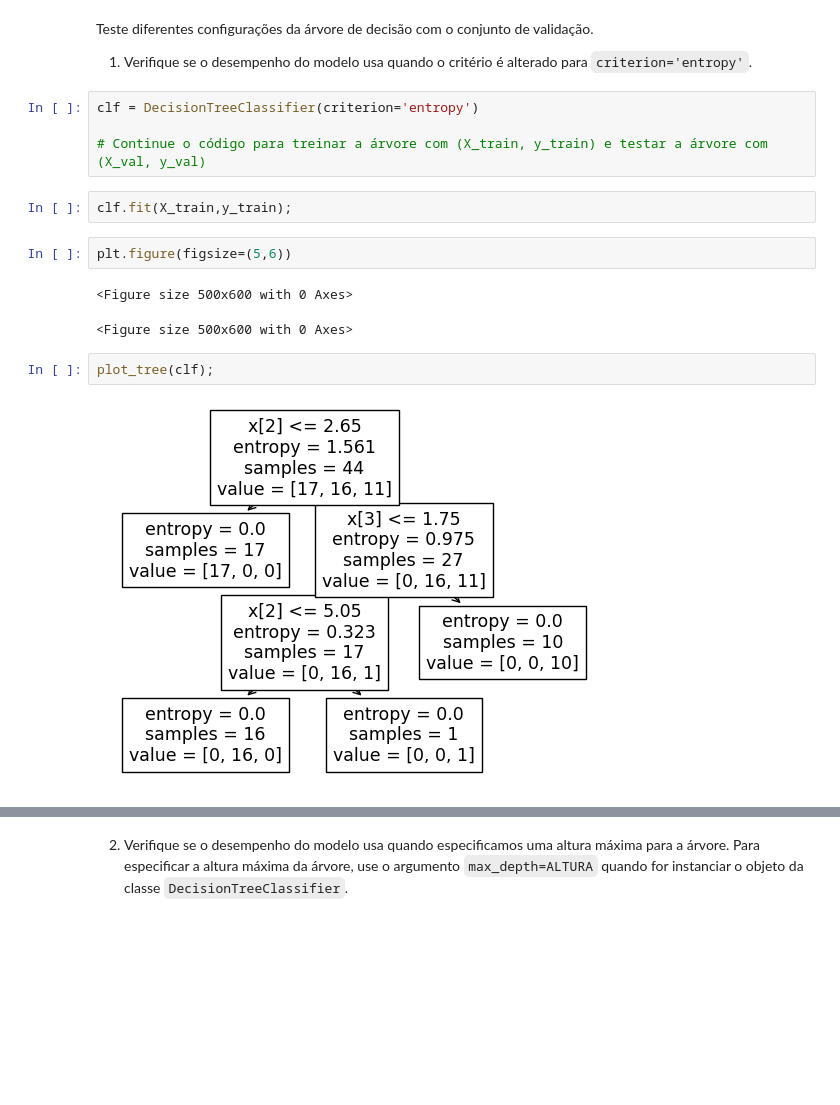
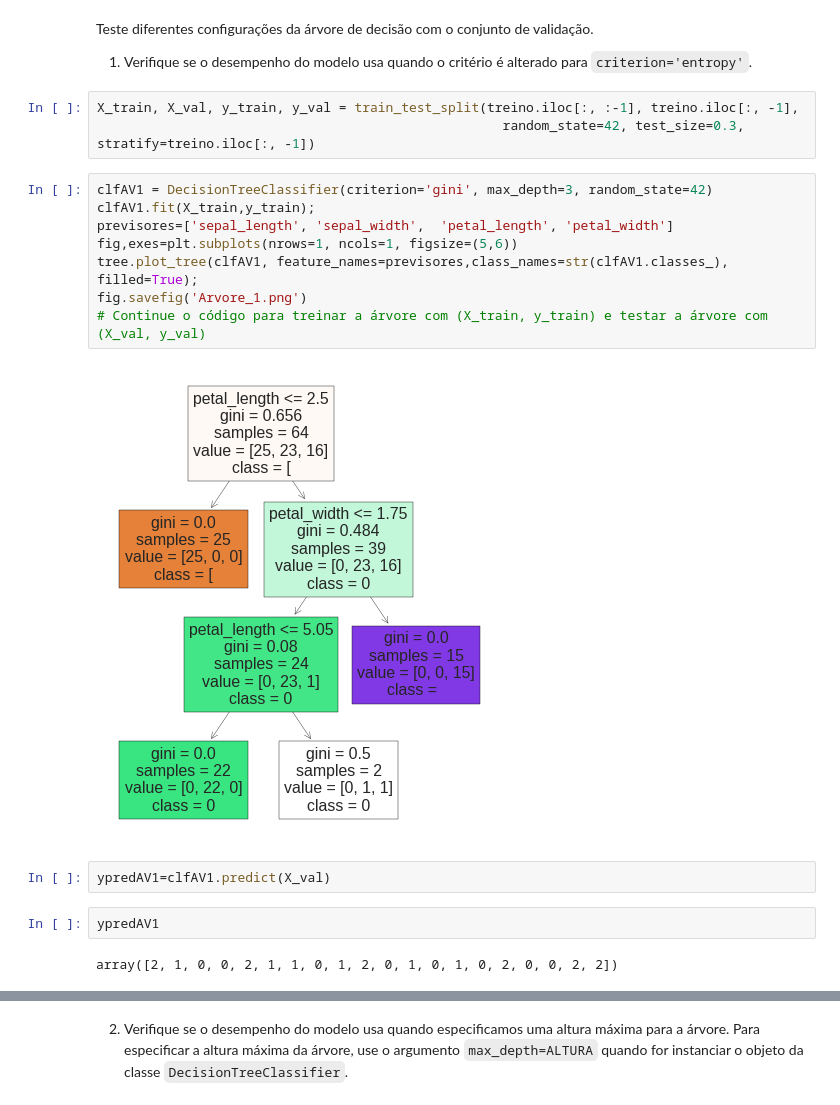
Before and after one commit to AnaCristina1972/projett, a Jupyter notebook: Atividade_1_Modelos_introdutórios.ipynb, the cells around one changed output, grey strips where cells are left out. Saved outputs shown, nothing was run; the diff lists cells and outputs as text; blank space fills up the shorter version.

```diff
--- a/Atividade_1_Modelos_introdutórios.ipynb
+++ b/Atividade_1_Modelos_introdutórios.ipynb
@@ -282,18 +282,22 @@ Name: species, dtype: int64
 Teste diferentes configurações da árvore de decisão com o conjunto de validação.
 
 1) Verifique se o desempenho do modelo usa quando o critério é alterado para `criterion='entropy'`.
+# %%
+X_train, X_val, y_train, y_val = train_test_split(treino.iloc[:, :-1], treino.iloc[:, -1],
+                                                    random_state=42, test_size=0.3, stratify=treino.iloc[:, -1])
 # %%
-clf = DecisionTreeClassifier(criterion='entropy')
-
+clfAV1 = DecisionTreeClassifier(criterion='gini', max_depth=3, random_state=42)
+clfAV1.fit(X_train,y_train);
+previsores=['sepal_length',	'sepal_width',	'petal_length',	'petal_width']
+fig,exes=plt.subplots(nrows=1, ncols=1, figsize=(5,6))
+tree.plot_tree(clfAV1, feature_names=previsores,class_names=str(clfAV1.classes_), filled=True);
+fig.savefig('Arvore_1.png')
 # Continue o código para treinar a árvore com (X_train, y_train) e testar a árvore com (X_val, y_val)
+# %% [output]
+[figure, added]
-# %%
-clf.fit(X_train,y_train);
-# %%
-plt.figure(figsize=(5,6))
-# %% [output]
-<Figure size 500x600 with 0 Axes>
-<Figure size 500x600 with 0 Axes>
-# %%
-plot_tree(clf);
-# %% [output]
-[figure, removed]
+# %%
+ypredAV1=clfAV1.predict(X_val)
+# %%
+ypredAV1
+# %% [output]
+array([2, 1, 0, 0, 2, 1, 1, 0, 1, 2, 0, 1, 0, 1, 0, 2, 0, 0, 2, 2])
```
Also changed, not shown: parts of 36 cells of this notebook.
